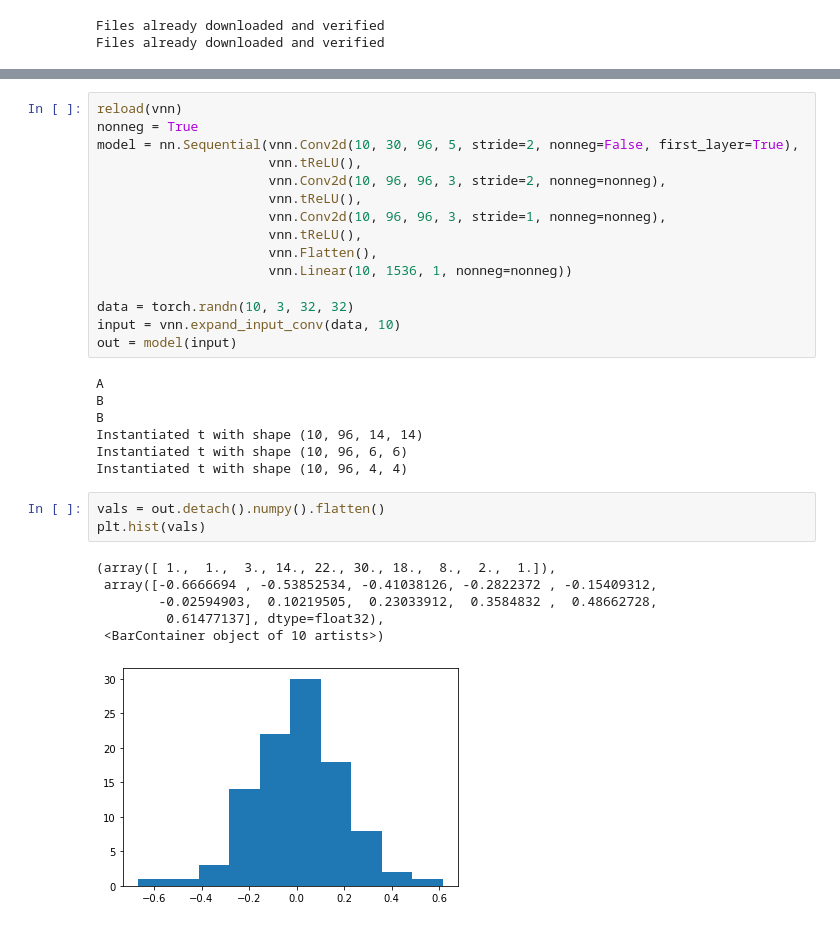
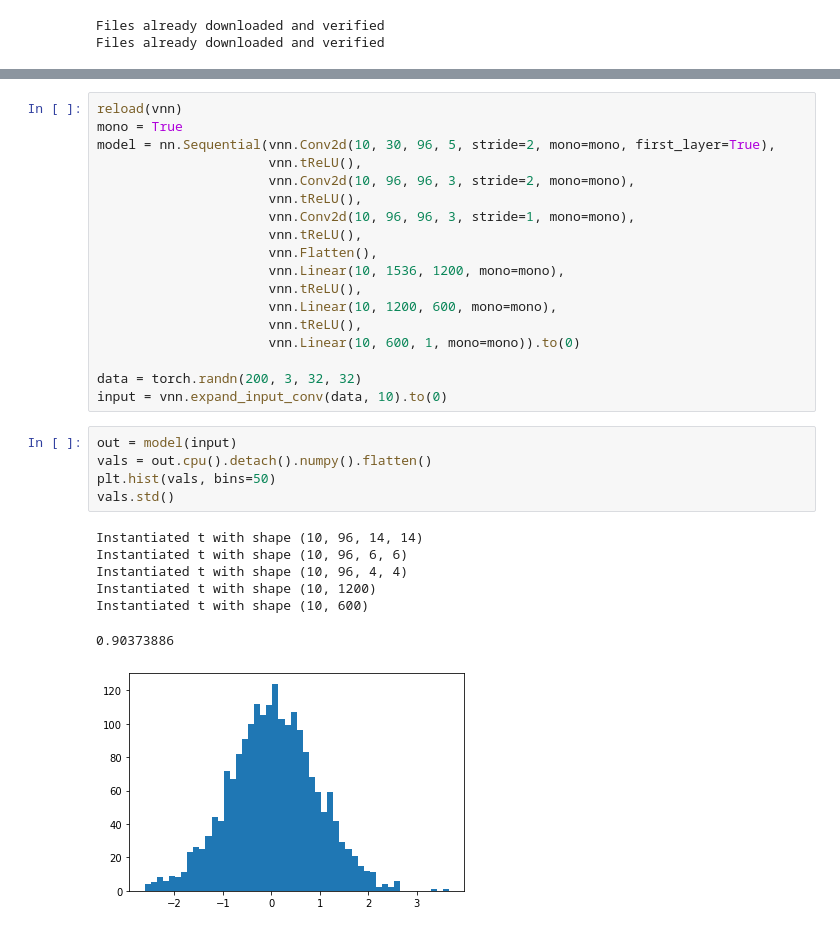
Before and after one commit to davidclark1/VectorizedNets, a Jupyter notebook: dumb_tests.ipynb, the cells around one changed output, grey strips where cells are left out. Drawn from its saved outputs; the diff is of its cells as text.

```diff
--- a/dumb_tests.ipynb
+++ b/dumb_tests.ipynb
@@ -24,35 +48,34 @@ Files already downloaded and verified
 # %%
 reload(vnn)
-nonneg = True
-model = nn.Sequential(vnn.Conv2d(10, 30, 96, 5, stride=2, nonneg=False, first_layer=True),
+mono = True
+model = nn.Sequential(vnn.Conv2d(10, 30, 96, 5, stride=2, mono=mono, first_layer=True),
                       vnn.tReLU(),
-                      vnn.Conv2d(10, 96, 96, 3, stride=2, nonneg=nonneg),
+                      vnn.Conv2d(10, 96, 96, 3, stride=2, mono=mono),
                       vnn.tReLU(),
-                      vnn.Conv2d(10, 96, 96, 3, stride=1, nonneg=nonneg),
+                      vnn.Conv2d(10, 96, 96, 3, stride=1, mono=mono),
                       vnn.tReLU(),
                       vnn.Flatten(),
-                      vnn.Linear(10, 1536, 1, nonneg=nonneg))
+                      vnn.Linear(10, 1536, 1200, mono=mono),
+                      vnn.tReLU(),
+                      vnn.Linear(10, 1200, 600, mono=mono),
+                      vnn.tReLU(),
+                      vnn.Linear(10, 600, 1, mono=mono)).to(0)
 
-data = torch.randn(10, 3, 32, 32)
-input = vnn.expand_input_conv(data, 10)
-out = model(input)
+data = torch.randn(200, 3, 32, 32)
+input = vnn.expand_input_conv(data, 10).to(0)
-# %% [output]
-A
-B
-B
-Instantiated t with shape (10, 96, 14, 14)
-Instantiated t with shape (10, 96, 6, 6)
-Instantiated t with shape (10, 96, 4, 4)
 # %%
-vals = out.detach().numpy().flatten()
-plt.hist(vals)
+out = model(input)
+vals = out.cpu().detach().numpy().flatten()
+plt.hist(vals, bins=50)
+vals.std()
 # %% [output]
-(array([ 1.,  1.,  3., 14., 22., 30., 18.,  8.,  2.,  1.]),
- array([-0.6666694 , -0.53852534, -0.41038126, -0.2822372 , -0.15409312,
-        -0.02594903,  0.10219505,  0.23033912,  0.3584832 ,  0.48662728,
-         0.61477137], dtype=float32),
- <BarContainer object of 10 artists>)
+Instantiated t with shape (10, 96, 14, 14)
+Instantiated t with shape (10, 96, 6, 6)
+Instantiated t with shape (10, 96, 4, 4)
+Instantiated t with shape (10, 1200)
+Instantiated t with shape (10, 600)
+0.90373886
-[figure, old version]
+[figure, new version]
 # %%
 loss_fn = nn.CrossEntropyLoss(reduction="mean")
 opt = optim.Adam(model.parameters(), lr=1e-3)
```
Also changed, not shown: parts of 13 cells of this notebook, 14 other files.
